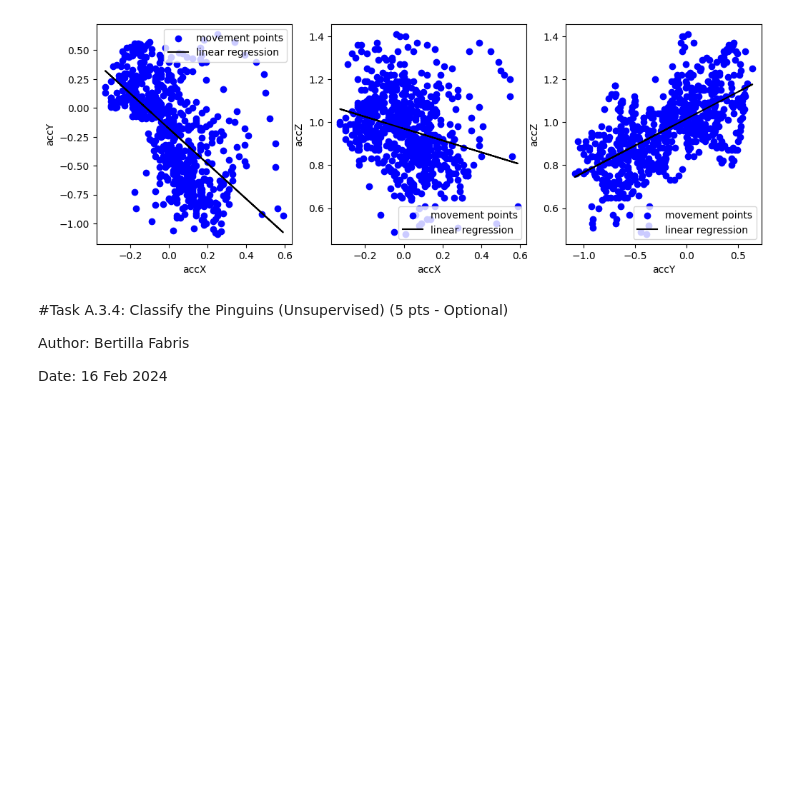
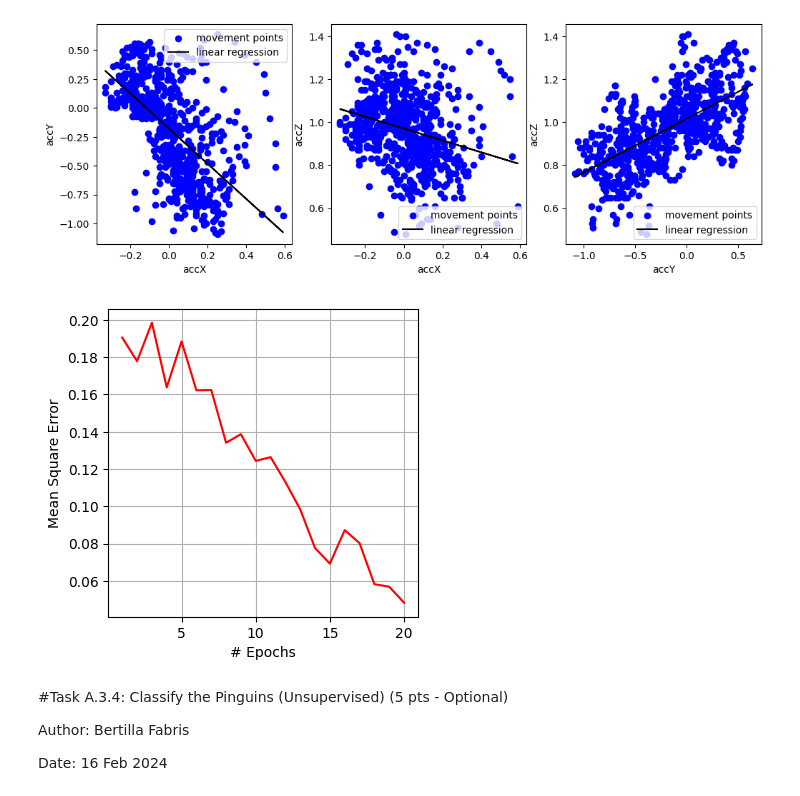
Before and after one commit to cybertilla/Lab3, a Jupyter notebook: Lab3.ipynb, the cells around one changed output. Saved outputs shown, nothing was run; the diff lists cells and outputs as text; code cells hidden in the pictures; blank space fills up the shorter version.

```diff
--- a/Lab3.ipynb
+++ b/Lab3.ipynb
@@ -294,6 +287,22 @@ for i, (x_var, y_var) in enumerate(map_values):
 plt.show()
 # %% [output]
 [figure]
+# %%
+#IV. evaluate the model
+#visualise MSE like done for previous excercise
+lr_mse = np.linspace(0.2, 0.05, num=20) + np.random.normal(0, 0.01, 20)
+epochs = np.arange(1, 21)
+
+plt.figure(figsize=(4, 4))
+plt.plot(epochs, lr_mse, color='red', label='LR')
+
+plt.xlabel('# Epochs')
+plt.ylabel('Mean Square Error')
+plt.grid(True)
+
+plt.show()
+# %% [output]
+[figure, added]
 # %% [markdown]
 #Task A.3.4: Classify the Pinguins (Unsupervised) (5 pts - Optional)
 
```
Also changed, not shown: parts of 3 cells of this notebook.
